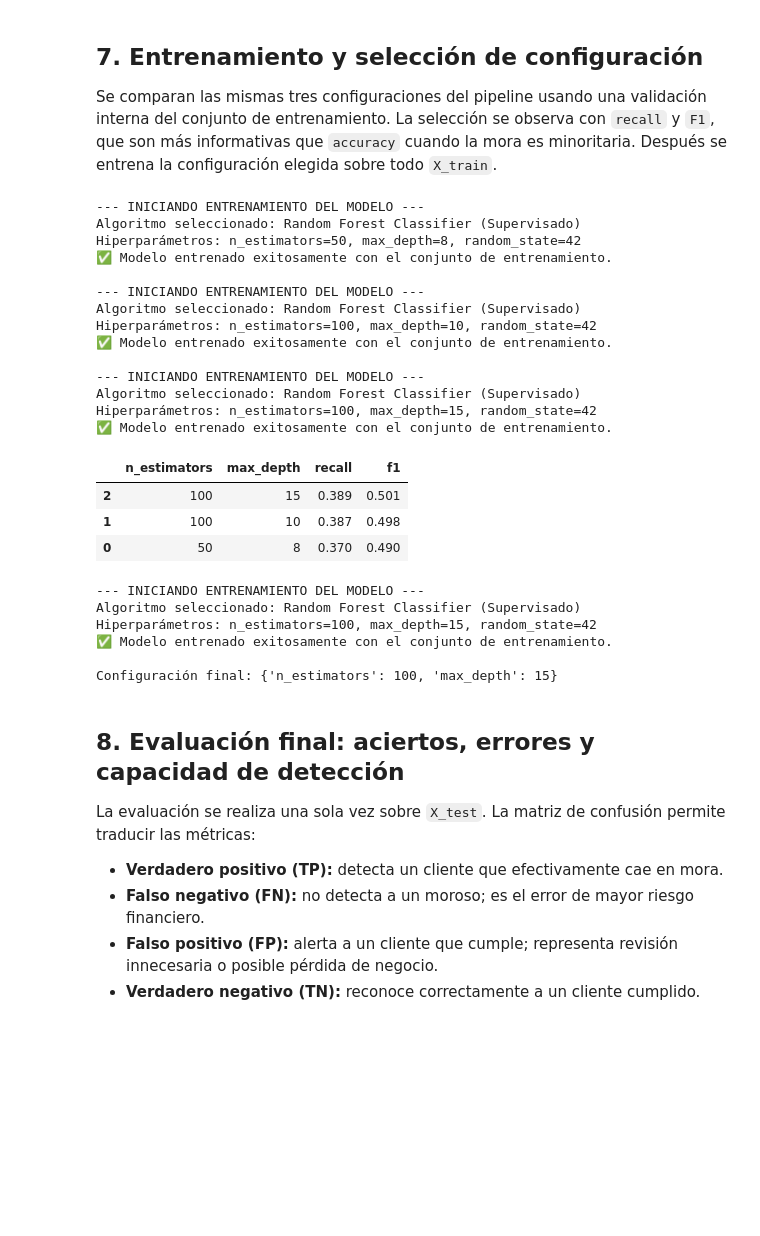
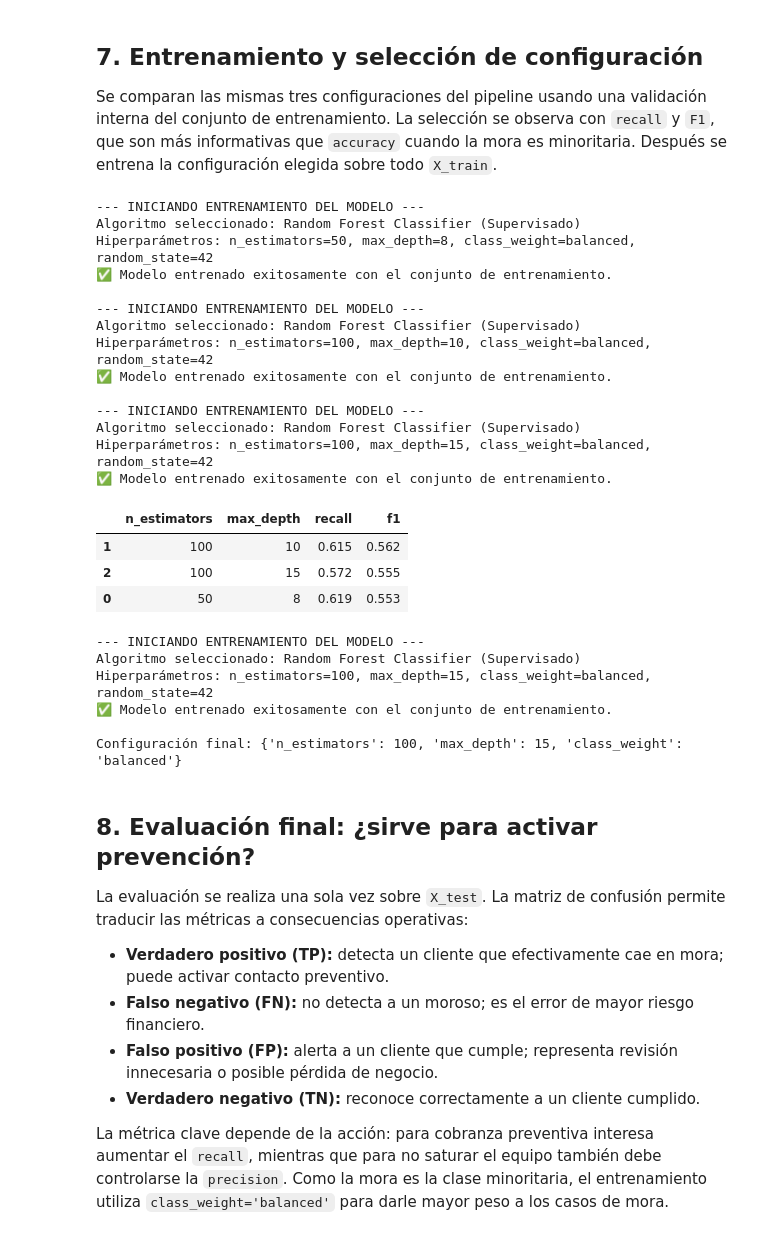
Before and after one commit to nickend12/ml-riesgo-credito, a Jupyter notebook: jupyter/01_exploracion.ipynb, the cells around one changed output. Saved outputs shown, nothing was run; the diff lists cells and outputs as text; code cells hidden in the pictures; blank space fills up the shorter version.

```diff
--- a/jupyter/01_exploracion.ipynb
+++ b/jupyter/01_exploracion.ipynb
@@ -293,50 +460,52 @@ Se comparan las mismas tres configuraciones del pipeline usando una validación
 # %%
 configuraciones = [
     {'n_estimators': 50, 'max_depth': 8},
     {'n_estimators': 100, 'max_depth': 10},
     {'n_estimators': 100, 'max_depth': 15},
 ]
 comparacion = comparar_configuraciones(X_train, y_train, configuraciones, random_state=RANDOM_STATE)
 comparison_df = pd.DataFrame(comparacion)
 display(comparison_df.sort_values('f1', ascending=False))
 
-selected = {'n_estimators': 100, 'max_depth': 15}
+selected = {'n_estimators': 100, 'max_depth': 15, 'class_weight': 'balanced'}
 model = entrenar_modelo_random_forest(X_train, y_train, random_state=RANDOM_STATE, **selected)
 print(f'Configuración final: {selected}')
 # %% [output]
 --- INICIANDO ENTRENAMIENTO DEL MODELO ---
 Algoritmo seleccionado: Random Forest Classifier (Supervisado)
-Hiperparámetros: n_estimators=50, max_depth=8, random_state=42
+Hiperparámetros: n_estimators=50, max_depth=8, class_weight=balanced, random_state=42
 ✅ Modelo entrenado exitosamente con el conjunto de entrenamiento.
 
 --- INICIANDO ENTRENAMIENTO DEL MODELO ---
 Algoritmo seleccionado: Random Forest Classifier (Supervisado)
-Hiperparámetros: n_estimators=100, max_depth=10, random_state=42
+Hiperparámetros: n_estimators=100, max_depth=10, class_weight=balanced, random_state=42
 ✅ Modelo entrenado exitosamente con el conjunto de entrenamiento.
 
 --- INICIANDO ENTRENAMIENTO DEL MODELO ---
 Algoritmo seleccionado: Random Forest Classifier (Supervisado)
-Hiperparámetros: n_estimators=100, max_depth=15, random_state=42
+Hiperparámetros: n_estimators=100, max_depth=15, class_weight=balanced, random_state=42
 ✅ Modelo entrenado exitosamente con el conjunto de entrenamiento.
 |  | n_estimators | max_depth | recall | f1 |
-| 2 | 100 | 15 | 0.389 | 0.501 |
-| 1 | 100 | 10 | 0.387 | 0.498 |
-| 0 | 50 | 8 | 0.370 | 0.490 |
+| 1 | 100 | 10 | 0.615 | 0.562 |
+| 2 | 100 | 15 | 0.572 | 0.555 |
+| 0 | 50 | 8 | 0.619 | 0.553 |
 --- INICIANDO ENTRENAMIENTO DEL MODELO ---
 Algoritmo seleccionado: Random Forest Classifier (Supervisado)
-Hiperparámetros: n_estimators=100, max_depth=15, random_state=42
+Hiperparámetros: n_estimators=100, max_depth=15, class_weight=balanced, random_state=42
 ✅ Modelo entrenado exitosamente con el conjunto de entrenamiento.
 
-Configuración final: {'n_estimators': 100, 'max_depth': 15}
+Configuración final: {'n_estimators': 100, 'max_depth': 15, 'class_weight': 'balanced'}
 # %% [markdown]
-## 8. Evaluación final: aciertos, errores y capacidad de detección
+## 8. Evaluación final: ¿sirve para activar prevención?
 
-La evaluación se realiza una sola vez sobre `X_test`. La matriz de confusión permite traducir las métricas:
+La evaluación se realiza una sola vez sobre `X_test`. La matriz de confusión permite traducir las métricas a consecuencias operativas:
 
-- **Verdadero positivo (TP):** detecta un cliente que efectivamente cae en mora.
+- **Verdadero positivo (TP):** detecta un cliente que efectivamente cae en mora; puede activar contacto preventivo.
 - **Falso negativo (FN):** no detecta a un moroso; es el error de mayor riesgo financiero.
 - **Falso positivo (FP):** alerta a un cliente que cumple; representa revisión innecesaria o posible pérdida de negocio.
 - **Verdadero negativo (TN):** reconoce correctamente a un cliente cumplido.
+
+La métrica clave depende de la acción: para cobranza preventiva interesa aumentar el `recall`, mientras que para no saturar el equipo también debe controlarse la `precision`. Como la mora es la clase minoritaria, el entrenamiento utiliza `class_weight='balanced'` para darle mayor peso a los casos de mora.
 # %%
 y_pred = model.predict(X_test)
 y_prob = model.predict_proba(X_test)[:, 1]
```
Also changed, not shown: parts of 40 cells of this notebook, 5 other files.
